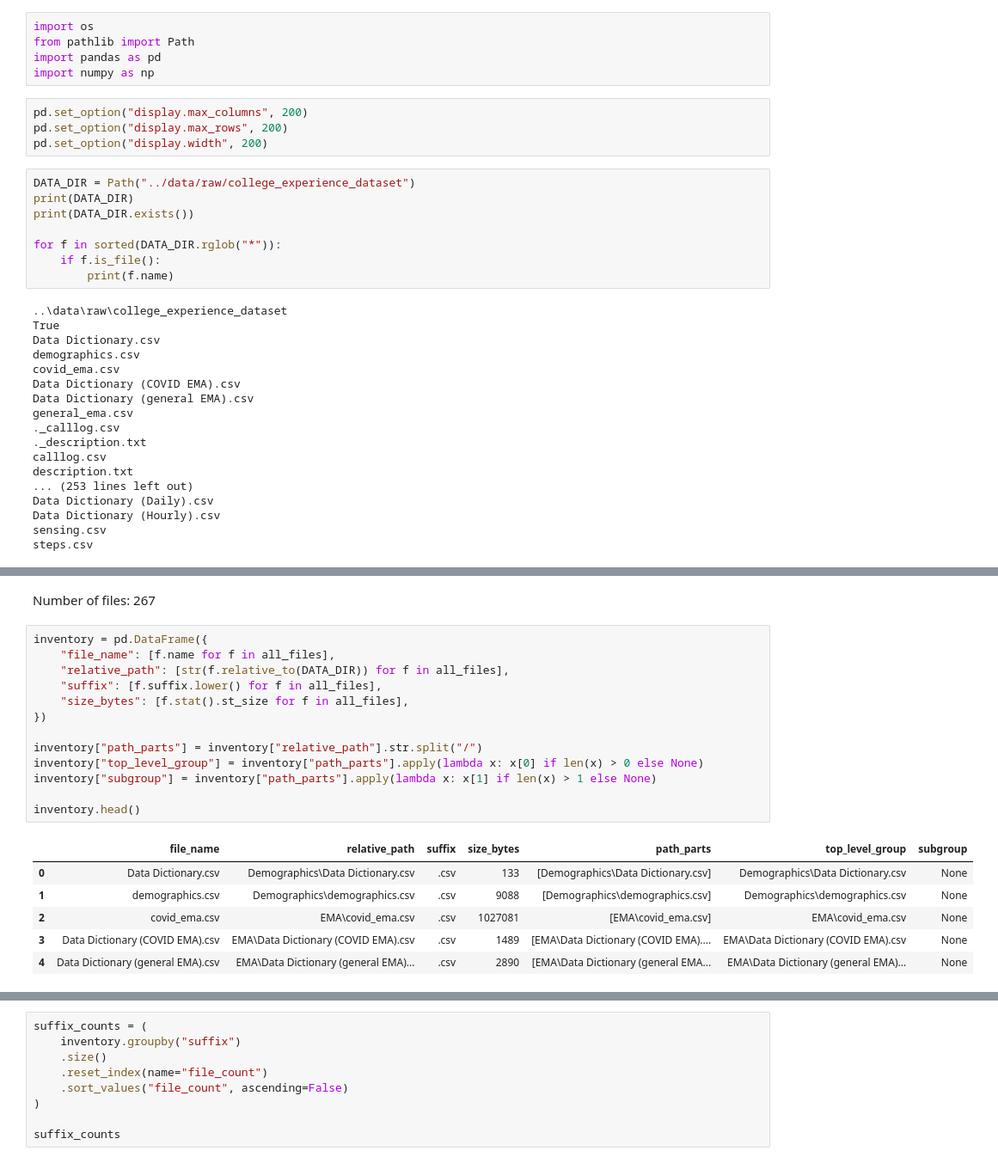
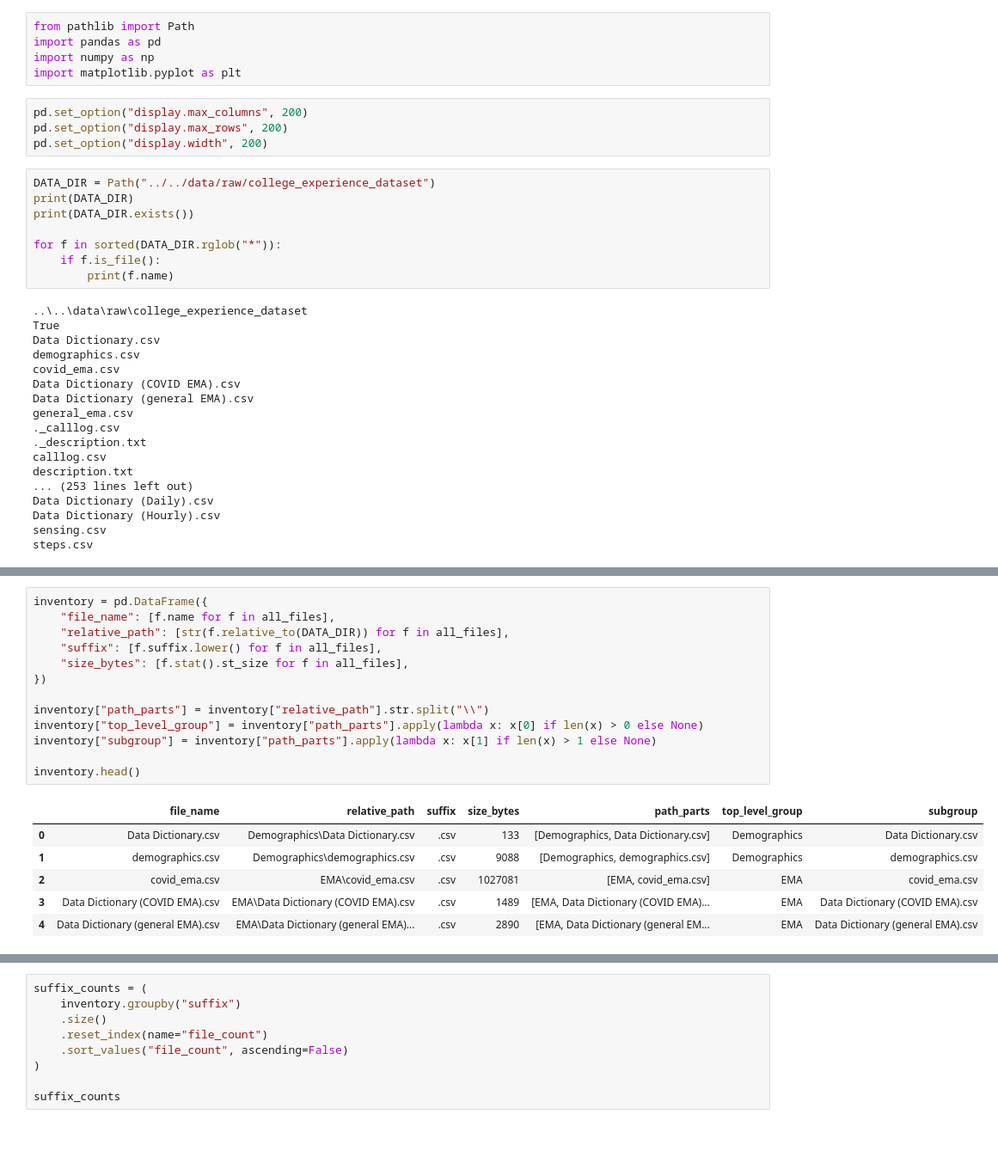
Before and after one commit to kristinajoks/mlops-pipeline-demo, a Jupyter notebook: notebooks/phase1_data_understanding/01_dataset_inspection.ipynb, the cells around one changed output, grey strips where cells are left out. Shown at 86% size. Cells and saved outputs as stored; diff of their text form; blank space fills up the shorter version.

```diff
--- a/notebooks/phase1_data_understanding/01_dataset_inspection.ipynb
+++ b/notebooks/phase1_data_understanding/01_dataset_inspection.ipynb
@@ -1,14 +1,14 @@
 # %%
-import os
 from pathlib import Path
 import pandas as pd
 import numpy as np
+import matplotlib.pyplot as plt
 # %%
 pd.set_option("display.max_columns", 200)
 pd.set_option("display.max_rows", 200)
 pd.set_option("display.width", 200)
 # %%
-DATA_DIR = Path("../data/raw/college_experience_dataset")
+DATA_DIR = Path("../../data/raw/college_experience_dataset")
 print(DATA_DIR)
 print(DATA_DIR.exists())
 
@@ -16,7 +16,7 @@ for f in sorted(DATA_DIR.rglob("*")):
     if f.is_file():
         print(f.name)
 # %% [output]
-..\data\raw\college_experience_dataset
+..\..\data\raw\college_experience_dataset
 True
 Data Dictionary.csv
 demographics.csv
@@ -57,28 +57,26 @@ Sensing\Data Dictionary (Daily).csv
 Sensing\Data Dictionary (Hourly).csv
 Sensing\sensing.csv
 Sensing\steps.csv
-# %% [markdown]
-Number of files: 267
 # %%
 inventory = pd.DataFrame({
     "file_name": [f.name for f in all_files],
     "relative_path": [str(f.relative_to(DATA_DIR)) for f in all_files],
     "suffix": [f.suffix.lower() for f in all_files],
     "size_bytes": [f.stat().st_size for f in all_files],
 })
 
-inventory["path_parts"] = inventory["relative_path"].str.split("/")
+inventory["path_parts"] = inventory["relative_path"].str.split("\\")
 inventory["top_level_group"] = inventory["path_parts"].apply(lambda x: x[0] if len(x) > 0 else None)
 inventory["subgroup"] = inventory["path_parts"].apply(lambda x: x[1] if len(x) > 1 else None)
 
 inventory.head()
 # %% [output]
 |  | file_name | relative_path | suffix | size_bytes | path_parts | top_level_group | subgroup |
-| 0 | Data Dictionary.csv | Demographics\Data Dictionary.csv | .csv | 133 | [Demographics\Data Dictionary.csv] | Demographics\Data Dictionary.csv | None |
-| 1 | demographics.csv | Demographics\demographics.csv | .csv | 9088 | [Demographics\demographics.csv] | Demographics\demographics.csv | None |
-| 2 | covid_ema.csv | EMA\covid_ema.csv | .csv | 1027081 | [EMA\covid_ema.csv] | EMA\covid_ema.csv | None |
-| 3 | Data Dictionary (COVID EMA).csv | EMA\Data Dictionary (COVID EMA).csv | .csv | 1489 | [EMA\Data Dictionary (COVID EMA).... | EMA\Data Dictionary (COVID EMA).csv | None |
-| 4 | Data Dictionary (general EMA).csv | EMA\Data Dictionary (general EMA)... | .csv | 2890 | [EMA\Data Dictionary (general EMA... | EMA\Data Dictionary (general EMA)... | None |
+| 0 | Data Dictionary.csv | Demographics\Data Dictionary.csv | .csv | 133 | [Demographics, Data Dictionary.csv] | Demographics | Data Dictionary.csv |
+| 1 | demographics.csv | Demographics\demographics.csv | .csv | 9088 | [Demographics, demographics.csv] | Demographics | demographics.csv |
+| 2 | covid_ema.csv | EMA\covid_ema.csv | .csv | 1027081 | [EMA, covid_ema.csv] | EMA | covid_ema.csv |
+| 3 | Data Dictionary (COVID EMA).csv | EMA\Data Dictionary (COVID EMA).csv | .csv | 1489 | [EMA, Data Dictionary (COVID EMA)... | EMA | Data Dictionary (COVID EMA).csv |
+| 4 | Data Dictionary (general EMA).csv | EMA\Data Dictionary (general EMA)... | .csv | 2890 | [EMA, Data Dictionary (general EM... | EMA | Data Dictionary (general EMA).csv |
 # %%
 top_level_counts = (
     inventory.groupby("top_level_group")
```
Also changed, not shown: parts of 12 cells of this notebook, 5 other files.
